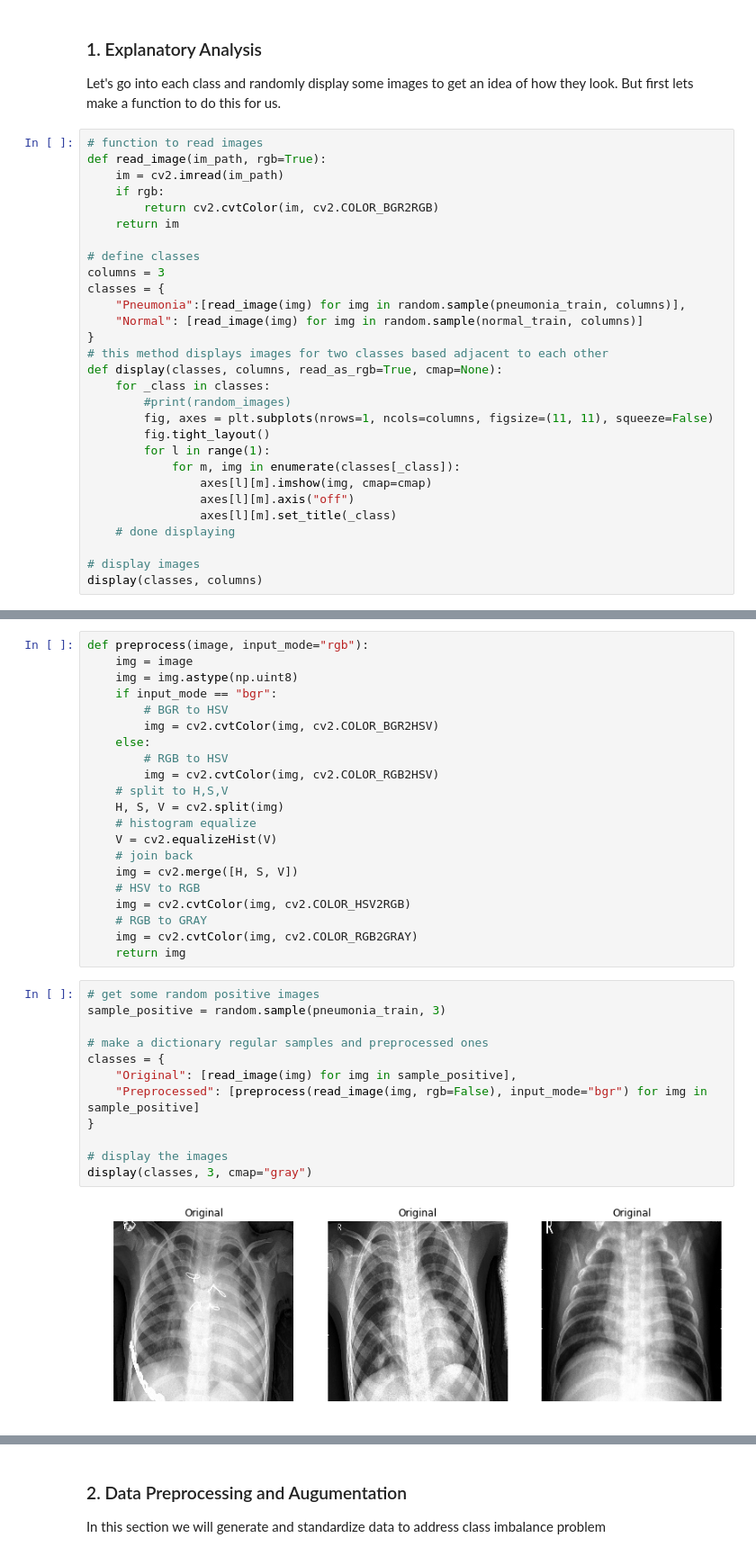
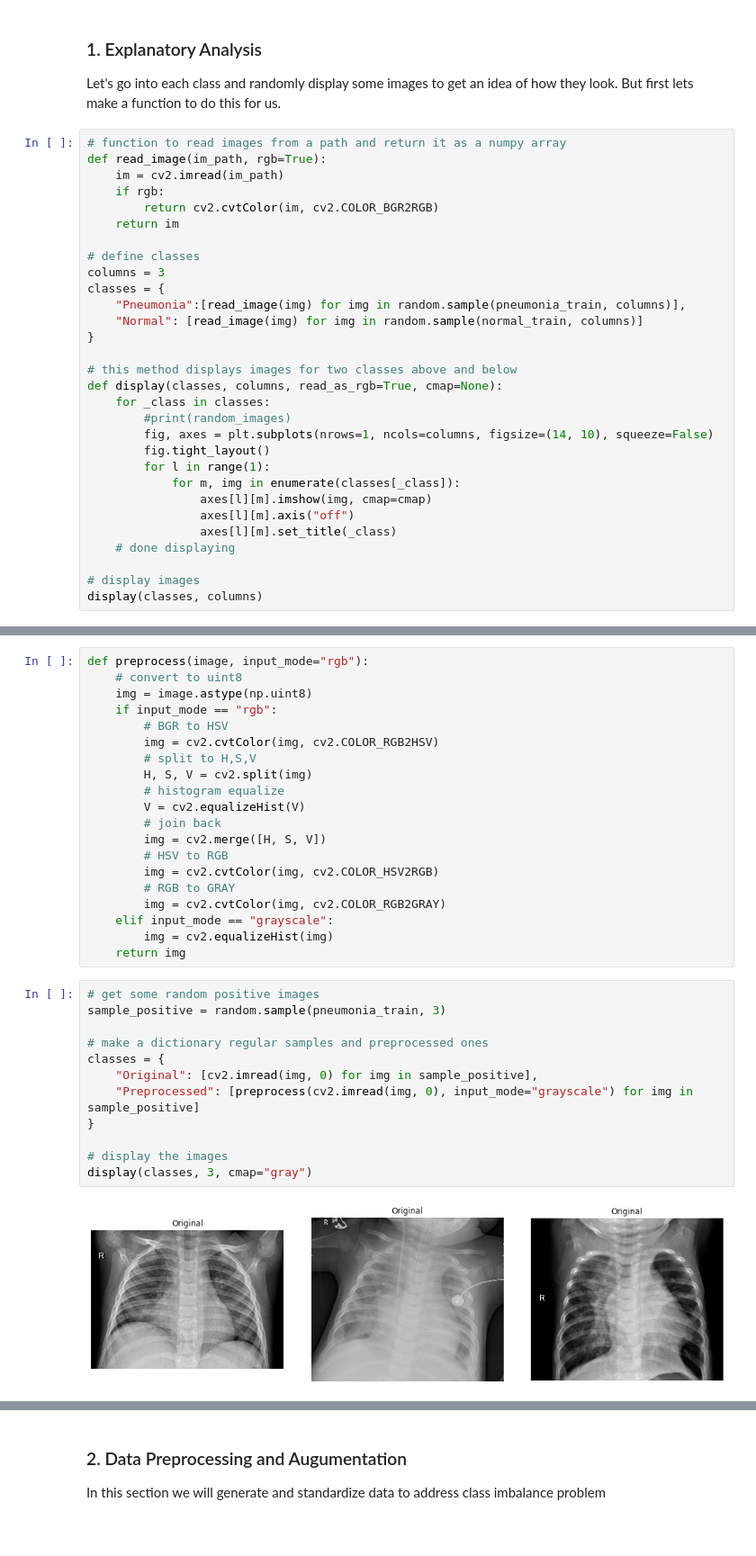
Before and after one commit to KarthikKothareddy/chest_xray, a Jupyter notebook: pneumonia_ea.ipynb, the cells around one changed output, grey strips where cells are left out. Shown at 90% size. Saved outputs shown, nothing was run; the diff lists cells and outputs as text; blank space fills up the shorter version.

```diff
--- a/pneumonia_ea.ipynb
+++ b/pneumonia_ea.ipynb
@@ -28,7 +28,7 @@ print(len(normal_train))
 ### 1. Explanatory Analysis
 Let's go into each class and randomly display some images to get an idea of how they look. But first lets make a function to do this for us.
 # %%
-# function to read images
+# function to read images from a path and return it as a numpy array
 def read_image(im_path, rgb=True):
     im = cv2.imread(im_path)
     if rgb:
@@ -41,11 +41,12 @@ classes = {
     "Pneumonia":[read_image(img) for img in random.sample(pneumonia_train, columns)],
     "Normal": [read_image(img) for img in random.sample(normal_train, columns)]
 }
-# this method displays images for two classes based adjacent to each other
+
+# this method displays images for two classes above and below
 def display(classes, columns, read_as_rgb=True, cmap=None):
     for _class in classes:
         #print(random_images)
-        fig, axes = plt.subplots(nrows=1, ncols=columns, figsize=(11, 11), squeeze=False)
+        fig, axes = plt.subplots(nrows=1, ncols=columns, figsize=(14, 10), squeeze=False)
         fig.tight_layout()
         for l in range(1):
             for m, img in enumerate(classes[_class]):
@@ -66,35 +79,34 @@ Let us do some preprocessing that will bring up the contrast in the images. The
 # %%
 def preprocess(image, input_mode="rgb"):
-    img = image
-    img = img.astype(np.uint8)
-    if input_mode == "bgr":
+    # convert to uint8
+    img = image.astype(np.uint8)
+    if input_mode == "rgb":
         # BGR to HSV
-        img = cv2.cvtColor(img, cv2.COLOR_BGR2HSV)
-    else:
-        # RGB to HSV
         img = cv2.cvtColor(img, cv2.COLOR_RGB2HSV)
-    # split to H,S,V
-    H, S, V = cv2.split(img)
-    # histogram equalize
-    V = cv2.equalizeHist(V)
-    # join back
-    img = cv2.merge([H, S, V])
-    # HSV to RGB
-    img = cv2.cvtColor(img, cv2.COLOR_HSV2RGB)
-    # RGB to GRAY
-    img = cv2.cvtColor(img, cv2.COLOR_RGB2GRAY)
+        # split to H,S,V
+        H, S, V = cv2.split(img)
+        # histogram equalize
+        V = cv2.equalizeHist(V)
+        # join back
+        img = cv2.merge([H, S, V])
+        # HSV to RGB
+        img = cv2.cvtColor(img, cv2.COLOR_HSV2RGB)
+        # RGB to GRAY
+        img = cv2.cvtColor(img, cv2.COLOR_RGB2GRAY)
+    elif input_mode == "grayscale":
+        img = cv2.equalizeHist(img)
     return img
 # %%
 # get some random positive images
 sample_positive = random.sample(pneumonia_train, 3)
 
 # make a dictionary regular samples and preprocessed ones
 classes = {
-    "Original": [read_image(img) for img in sample_positive],
-    "Preprocessed": [preprocess(read_image(img, rgb=False), input_mode="bgr") for img in sample_positive]
+    "Original": [cv2.imread(img, 0) for img in sample_positive],
+    "Preprocessed": [preprocess(cv2.imread(img, 0), input_mode="grayscale") for img in sample_positive]
 }
 
 # display the images
 display(classes, 3, cmap="gray")
 # %% [output]
-[figure, old version]
+[figure, new version]
```
Also changed, not shown: parts of 20 cells of this notebook, 2 other files.
